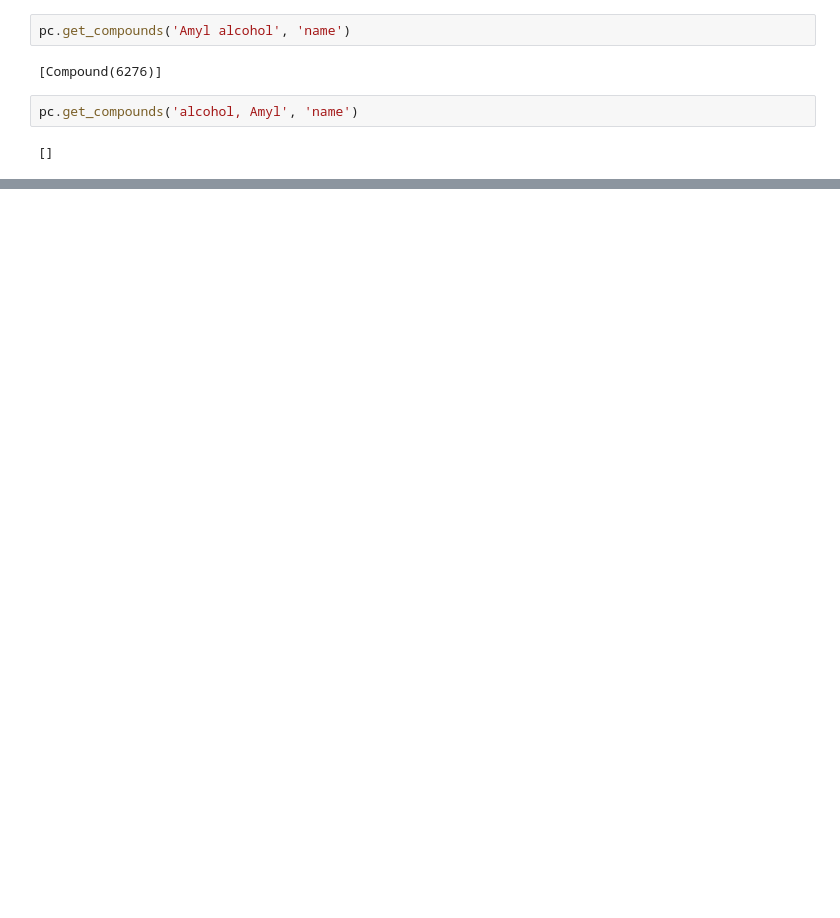
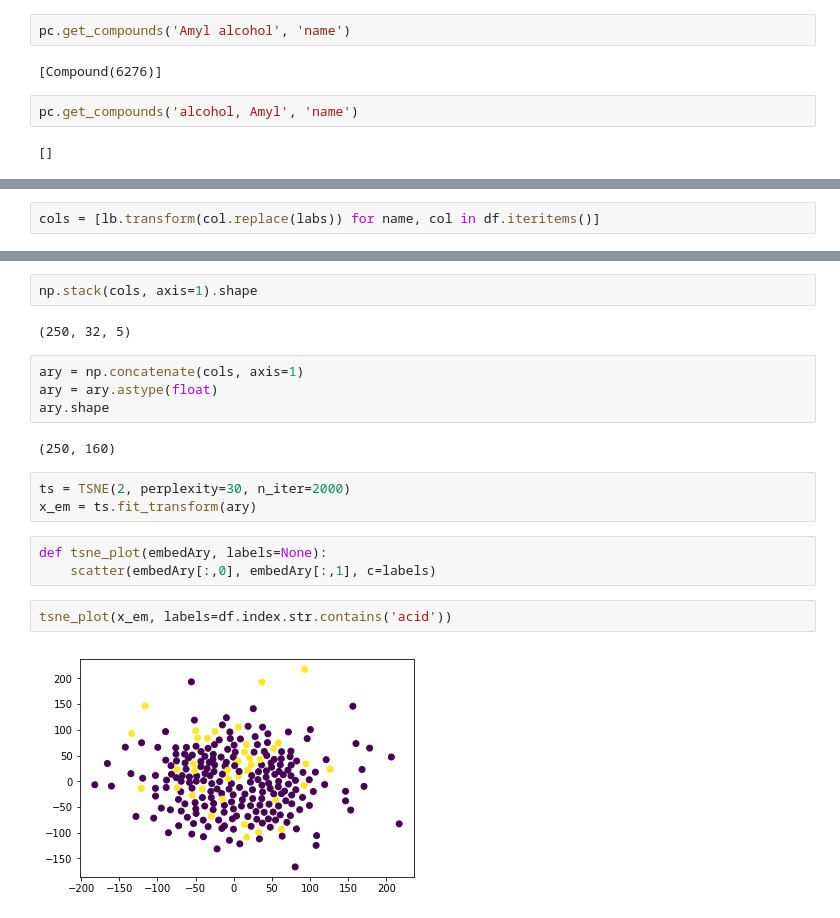
Before and after one commit to xkortex/ChemCupid, a Jupyter notebook: nb/explore01.ipynb, the cells around one changed output, grey strips where cells are left out. Drawn from its saved outputs; the diff is of its cells as text; blank space fills up the shorter version.

```diff
--- a/nb/explore01.ipynb
+++ b/nb/explore01.ipynb
@@ -241,0 +523,2 @@ pc.get_compounds('alcohol, Amyl', 'name')
+# %%
+cols = [lb.transform(col.replace(labs)) for name, col in df.iteritems()]
@@ -241,0 +541,20 @@ pc.get_compounds('alcohol, Amyl', 'name')
+# %%
+np.stack(cols, axis=1).shape
+# %% [output]
+(250, 32, 5)
+# %%
+ary = np.concatenate(cols, axis=1)
+ary = ary.astype(float)
+ary.shape
+# %% [output]
+(250, 160)
+# %%
+ts = TSNE(2, perplexity=30, n_iter=2000)
+x_em = ts.fit_transform(ary)
+# %%
+def tsne_plot(embedAry, labels=None):
+    scatter(embedAry[:,0], embedAry[:,1], c=labels)
+# %%
+tsne_plot(x_em, labels=df.index.str.contains('acid'))
+# %% [output]
+[figure, added]
```
Also changed, not shown: parts of 95 cells of this notebook.
